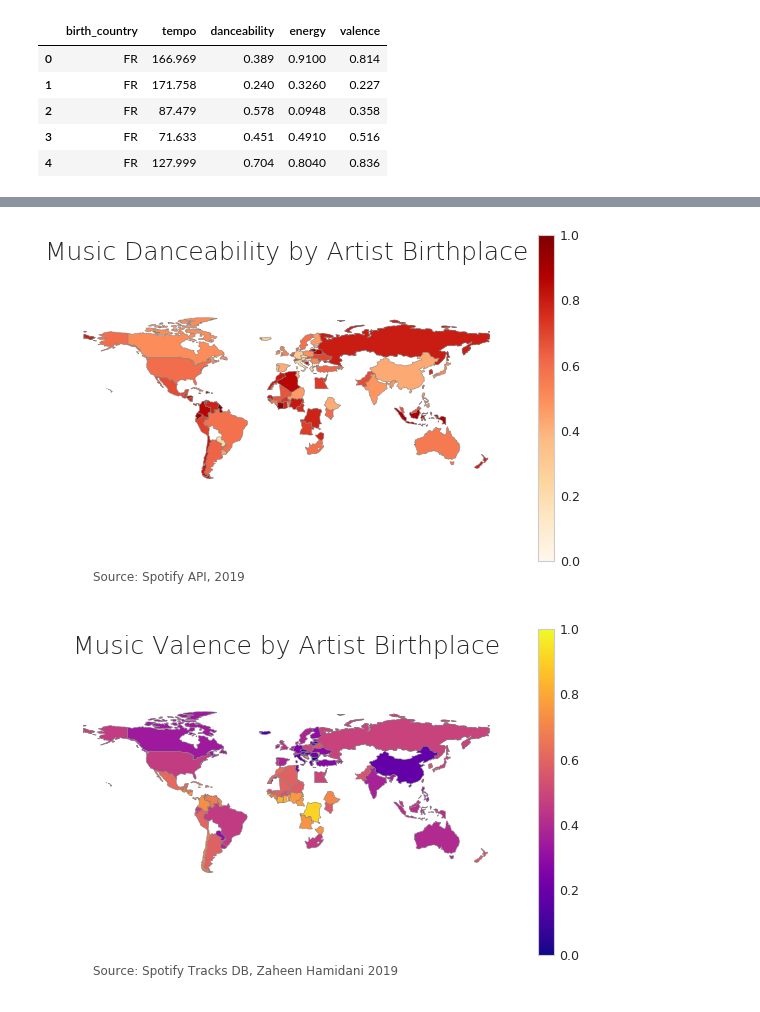
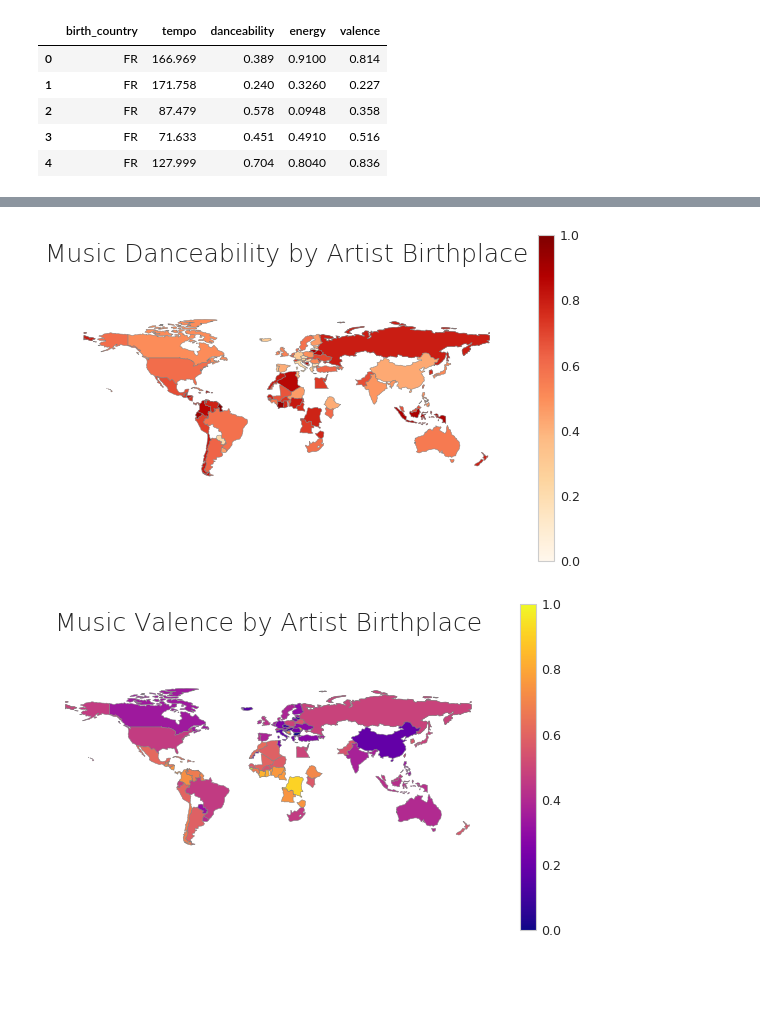
Before and after one commit to wkosmos/MusicalGeography, a Jupyter notebook: mapping.ipynb, the cells around one changed output, grey strips where cells are left out. Cells and saved outputs as stored; diff of their text form; code cells hidden in the pictures; blank space fills up the shorter version.

Commit message:
more images

```diff
--- a/mapping.ipynb
+++ b/mapping.ipynb
@@ -82,5 +82,7 @@ metric_means_df = metrics_df.groupby('birth_country').mean().reset_index()
 metric_means_df.head(10)
 metric_means_df = metric_means_df.rename(columns={'birth_country':'iso_a2'})
 # metric_means_df.info()
-# %%
-world_df = world_df.merge(metric_means_df)
+# %%
+new_world_df = world_df.merge(metric_means_df, how='outer')
+new_world_df[['tempo', 'danceability', 'energy', 'valence']].fillna(0.001, inplace=True)
+new_world_df.info()
@@ -87,3 +114,3 @@ world_df = world_df.merge(metric_means_df)
 # %%
-world_df = world_df.merge(birthplace_counts_df)
-world_df['artist_count'] = np.log10(world_df['artist_count'])
+new_world_df = new_world_df.merge(birthplace_counts_df)
+new_world_df['artist_count'] = np.log10(new_world_df['artist_count'])
@@ -95,20 +155,20 @@ world_df.plot(column='artist_count', cmap='GnBu')
 # %%
 vmin, vmax = 0, 1
 
 fig, ax = plt.subplots(1, figsize=(10, 6))
 
-world_df.plot(column='danceability', cmap='OrRd', linewidth=0.5, ax=ax, edgecolor='0.5')
+new_world_df.plot(column='danceability', cmap='OrRd', linewidth=0.5, ax=ax, edgecolor='0.5')
 
 ax.axis('off')
 
 ax.set_title('Music Danceability by Artist Birthplace', fontdict={'fontsize': '25', 'fontweight' : '3'}, pad=50)
 
-ax.annotate('Source: Spotify API, 2019',xy=(0.1, .08),  xycoords='figure fraction', horizontalalignment='left', verticalalignment='top', fontsize=12, color='#555555')
+# ax.annotate('Source: Spotify API, 2019',xy=(0.1, .08),  xycoords='figure fraction', horizontalalignment='left', verticalalignment='top', fontsize=12, color='#555555')
 
 sm = plt.cm.ScalarMappable(cmap='OrRd', norm=plt.Normalize(vmin=vmin, vmax=vmax))
 # empty array for the data range
 sm._A = []
 # add the colorbar to the figure
 cbar = fig.colorbar(sm)
 # %% [output]
-[figure, old version]
+[figure, new version]
@@ -117,13 +179,13 @@ vmin, vmax = 0, 1
 
 fig, ax = plt.subplots(1, figsize=(10, 6))
 
-world_df.plot(column='valence', cmap='plasma', linewidth=0.5, ax=ax, edgecolor='0.5')
+new_world_df.plot(column='valence', cmap='plasma', linewidth=0.5, ax=ax, edgecolor='0.5')
 
 ax.axis('off')
 
 ax.set_title('Music Valence by Artist Birthplace', fontdict={'fontsize': '25', 'fontweight' : '3'}, pad=50)
 
-ax.annotate('Source: Spotify API, 2019',xy=(0.1, .08),  xycoords='figure fraction', horizontalalignment='left', verticalalignment='top', fontsize=12, color='#555555')
+# ax.annotate('Source: Spotify API, 2019',xy=(0.1, .08),  xycoords='figure fraction', horizontalalignment='left', verticalalignment='top', fontsize=12, color='#555555')
 
 sm = plt.cm.ScalarMappable(cmap='plasma', norm=plt.Normalize(vmin=vmin, vmax=vmax))
 # empty array for the data range
@@ -131,4 +193,4 @@ sm._A = []
 # add the colorbar to the figure
 cbar = fig.colorbar(sm)
 # %% [output]
-[figure, old version]
+[figure, new version]
```
Also changed, not shown: parts of 10 cells of this notebook, 4 other files.
